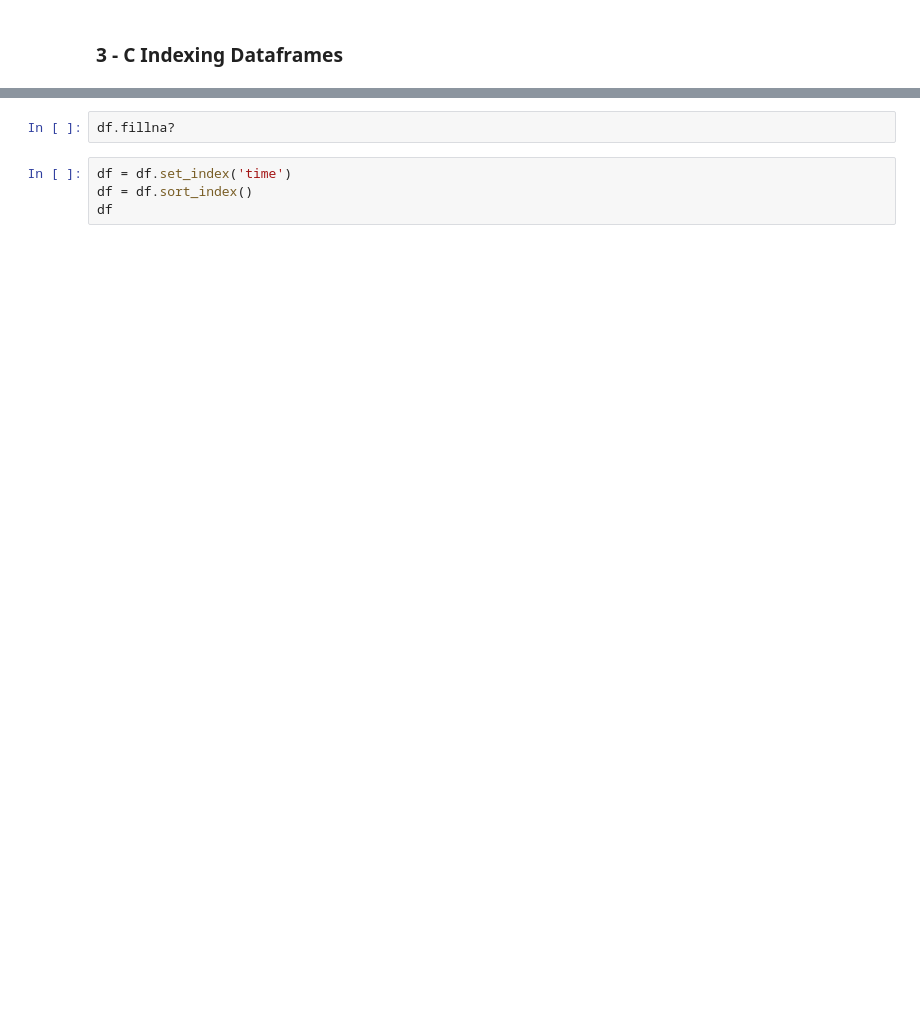
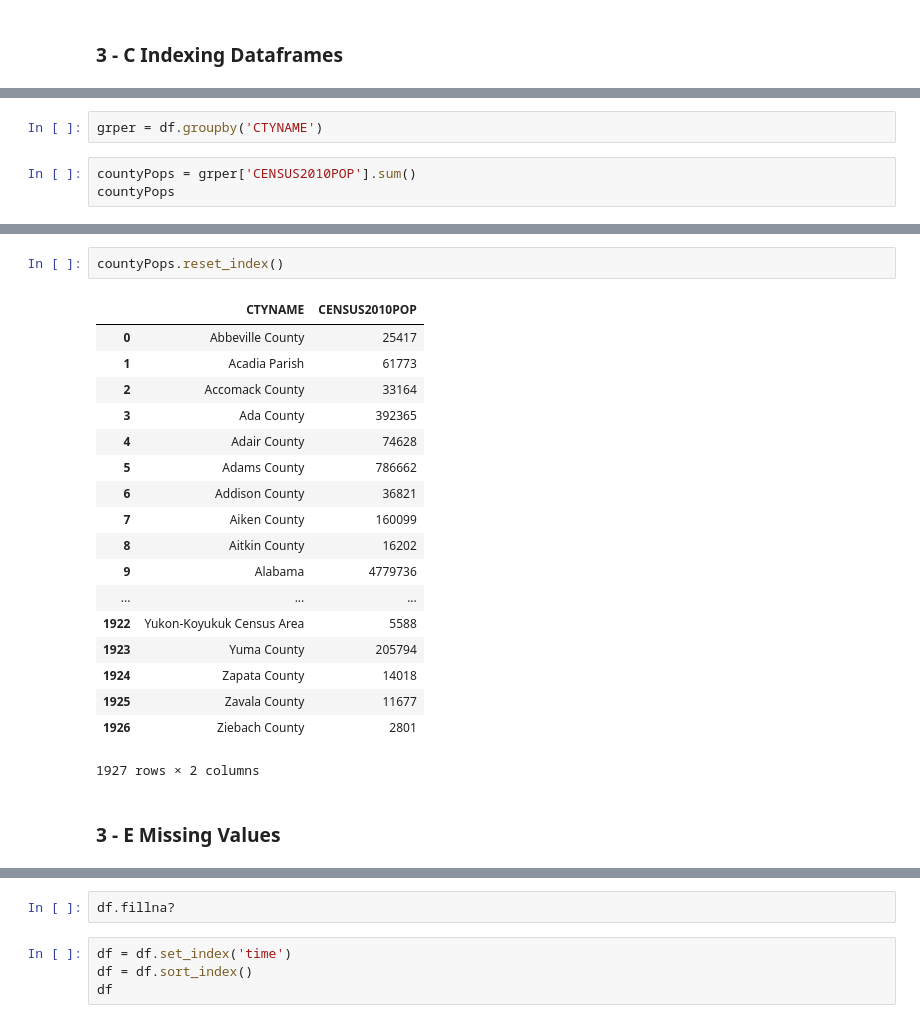
Before and after one commit to dannydk6/intro-ds, a Jupyter notebook: Part 2 - Pandas Introduction.ipynb, the cells around one changed output, grey strips where cells are left out. Saved outputs shown, nothing was run; the diff lists cells and outputs as text; blank space fills up the shorter version.

```diff
--- a/Part 2 - Pandas Introduction.ipynb
+++ b/Part 2 - Pandas Introduction.ipynb
@@ -319,0 +742,5 @@ df.loc[ [('Michigan', 'Washtenaw County'),
+# %%
+grper = df.groupby('CTYNAME')
+# %%
+countyPops = grper['CENSUS2010POP'].sum()
+countyPops
@@ -320,3 +765,27 @@ df.loc[ [('Michigan', 'Washtenaw County'),
+# %%
+countyPops.reset_index()
+# %% [output]
+|  | CTYNAME | CENSUS2010POP |
+| 0 | Abbeville County | 25417 |
+| 1 | Acadia Parish | 61773 |
+| 2 | Accomack County | 33164 |
+| 3 | Ada County | 392365 |
+| 4 | Adair County | 74628 |
+| 5 | Adams County | 786662 |
+| 6 | Addison County | 36821 |
+| 7 | Aiken County | 160099 |
+| 8 | Aitkin County | 16202 |
+| 9 | Alabama | 4779736 |
+| ... | ... | ... |
+| 1922 | Yukon-Koyukuk Census Area | 5588 |
+| 1923 | Yuma County | 205794 |
+| 1924 | Zapata County | 14018 |
+| 1925 | Zavala County | 11677 |
+| 1926 | Ziebach County | 2801 |
+1927 rows × 2 columns
+# %% [markdown]
+<a id="3E"></a>
+### 3 - E Missing Values
 # %%
 df = pd.read_csv('csv/log.csv')
 df
```
Also changed, not shown: parts of 83 cells of this notebook, 5 other files.
